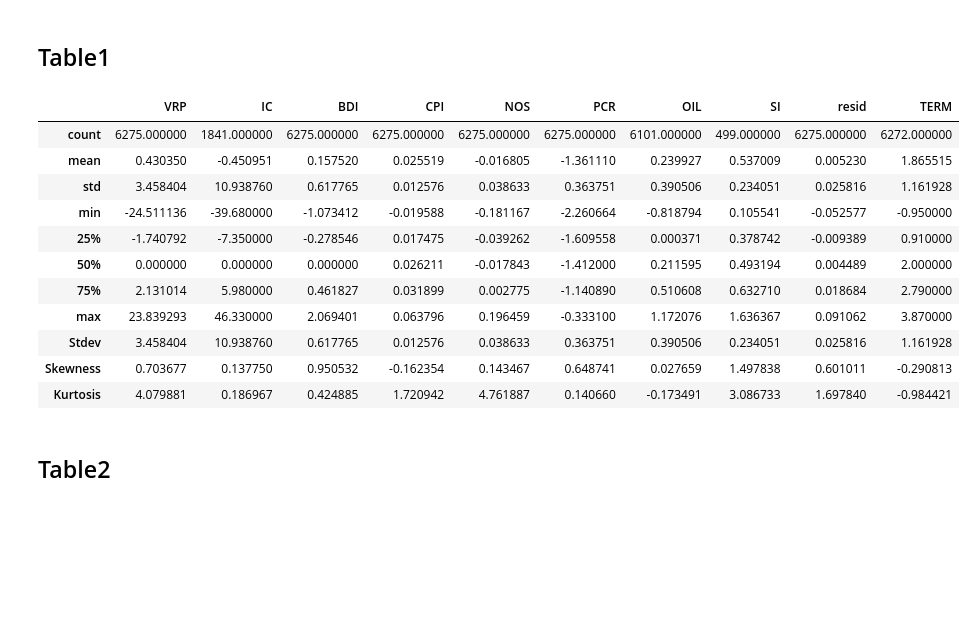
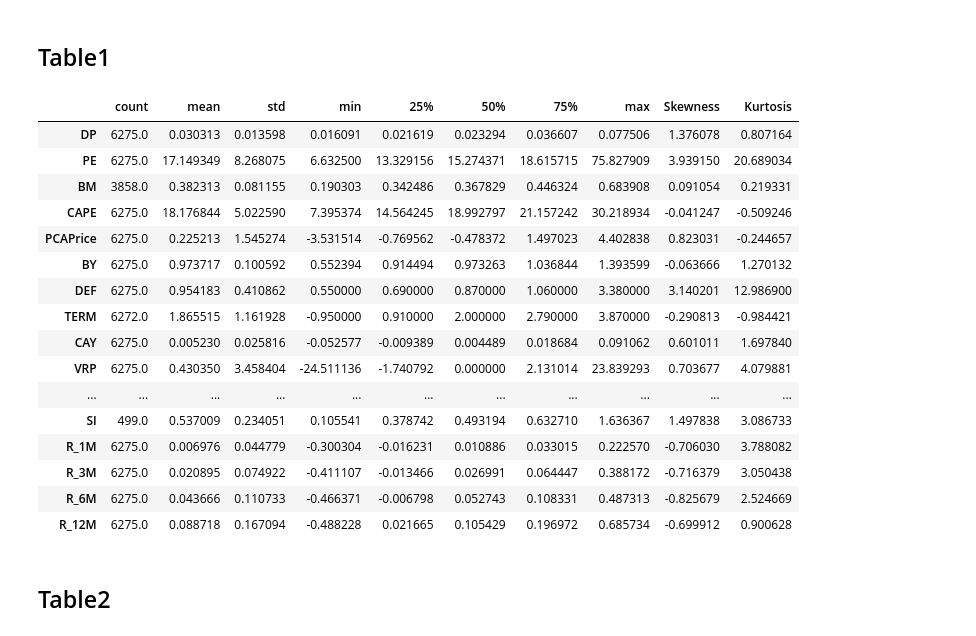
Before and after one commit to rmfeng/dsqfltproject, a Jupyter notebook: data_analysis.ipynb, the cells around one changed output. Cells and saved outputs as stored; diff of their text form; code cells hidden in the pictures; blank space fills up the shorter version.

```diff
--- a/data_analysis.ipynb
+++ b/data_analysis.ipynb
@@ -52,9 +53,18 @@ class Log(BaseEstimator, TransformerMixin):
     def transform(self, X):
         return np.log(X)
 # %%
+feature_list=['DP','PE','BM','CAPE','PCAPrice','BY','DEF','TERM','CAY',
+              #'SIM',
+              'VRP','IC',
+              'BDI','NOS','CPI','PCR',
+              #'MA','PCA-tech',
+              'OIL','SI']
+R_list=['R_1M','R_3M','R_6M','R_12M']
+
 demedian_list=['VRP','IC']
 log_median_list=['BDI']
-other_list=[i for i in train.columns if i not in demedian_list+log_median_list]
+
+other_list=[i for i in feature_list if i not in demedian_list+log_median_list]
 demedian_pipeline = Pipeline([
         ('selector', DataFrameSelector(demedian_list)),
         ('demedian', DeMedian()),
@@ -95,28 +105,34 @@ array([[ 0.73708797,         nan, -0.1528084 , ...,         nan,
 # %% [markdown]
 # Tables
 # %%
-df_prepared=pd.DataFrame(train_prepared,columns=demedian_list+log_median_list+other_list)
+df_prepared=pd.DataFrame(train_prepared,columns=demedian_list+log_median_list+other_list,index=train.index)
 # %% [markdown]
 ## Table1
+# %%
+df_prepared[R_list]=train[R_list]
 # %%
-summary=df_prepared.describe()
-summary.loc['Stdev']=df_prepared.std()
-summary.loc['Skewness']=df_prepared.skew()
-summary.loc['Kurtosis']=df_prepared.kurt()
-summary
+summary=df_prepared.describe().T
+summary.loc[:,'Skewness']=df_prepared.skew()
+summary.loc[:,'Kurtosis']=df_prepared.kurt()
+summary.loc[feature_list+R_list]
 # %% [output]
-|  | VRP | IC | BDI | CPI | NOS | PCR | OIL | SI | resid | TERM |
-| count | 6275.000000 | 1841.000000 | 6275.000000 | 6275.000000 | 6275.000000 | 6275.000000 | 6101.000000 | 499.000000 | 6275.000000 | 6272.000000 |
-| mean | 0.430350 | -0.450951 | 0.157520 | 0.025519 | -0.016805 | -1.361110 | 0.239927 | 0.537009 | 0.005230 | 1.865515 |
-| std | 3.458404 | 10.938760 | 0.617765 | 0.012576 | 0.038633 | 0.363751 | 0.390506 | 0.234051 | 0.025816 | 1.161928 |
-| min | -24.511136 | -39.680000 | -1.073412 | -0.019588 | -0.181167 | -2.260664 | -0.818794 | 0.105541 | -0.052577 | -0.950000 |
-| 25% | -1.740792 | -7.350000 | -0.278546 | 0.017475 | -0.039262 | -1.609558 | 0.000371 | 0.378742 | -0.009389 | 0.910000 |
-| 50% | 0.000000 | 0.000000 | 0.000000 | 0.026211 | -0.017843 | -1.412000 | 0.211595 | 0.493194 | 0.004489 | 2.000000 |
-| 75% | 2.131014 | 5.980000 | 0.461827 | 0.031899 | 0.002775 | -1.140890 | 0.510608 | 0.632710 | 0.018684 | 2.790000 |
-| max | 23.839293 | 46.330000 | 2.069401 | 0.063796 | 0.196459 | -0.333100 | 1.172076 | 1.636367 | 0.091062 | 3.870000 |
-| Stdev | 3.458404 | 10.938760 | 0.617765 | 0.012576 | 0.038633 | 0.363751 | 0.390506 | 0.234051 | 0.025816 | 1.161928 |
-| Skewness | 0.703677 | 0.137750 | 0.950532 | -0.162354 | 0.143467 | 0.648741 | 0.027659 | 1.497838 | 0.601011 | -0.290813 |
-| Kurtosis | 4.079881 | 0.186967 | 0.424885 | 1.720942 | 4.761887 | 0.140660 | -0.173491 | 3.086733 | 1.697840 | -0.984421 |
+|  | count | mean | std | min | 25% | 50% | 75% | max | Skewness | Kurtosis |
+| DP | 6275.0 | 0.030313 | 0.013598 | 0.016091 | 0.021619 | 0.023294 | 0.036607 | 0.077506 | 1.376078 | 0.807164 |
+| PE | 6275.0 | 17.149349 | 8.268075 | 6.632500 | 13.329156 | 15.274371 | 18.615715 | 75.827909 | 3.939150 | 20.689034 |
+| BM | 3858.0 | 0.382313 | 0.081155 | 0.190303 | 0.342486 | 0.367829 | 0.446324 | 0.683908 | 0.091054 | 0.219331 |
+| CAPE | 6275.0 | 18.176844 | 5.022590 | 7.395374 | 14.564245 | 18.992797 | 21.157242 | 30.218934 | -0.041247 | -0.509246 |
+| PCAPrice | 6275.0 | 0.225213 | 1.545274 | -3.531514 | -0.769562 | -0.478372 | 1.497023 | 4.402838 | 0.823031 | -0.244657 |
+| BY | 6275.0 | 0.973717 | 0.100592 | 0.552394 | 0.914494 | 0.973263 | 1.036844 | 1.393599 | -0.063666 | 1.270132 |
+| DEF | 6275.0 | 0.954183 | 0.410862 | 0.550000 | 0.690000 | 0.870000 | 1.060000 | 3.380000 | 3.140201 | 12.986900 |
+| TERM | 6272.0 | 1.865515 | 1.161928 | -0.950000 | 0.910000 | 2.000000 | 2.790000 | 3.870000 | -0.290813 | -0.984421 |
+| CAY | 6275.0 | 0.005230 | 0.025816 | -0.052577 | -0.009389 | 0.004489 | 0.018684 | 0.091062 | 0.601011 | 1.697840 |
+| VRP | 6275.0 | 0.430350 | 3.458404 | -24.511136 | -1.740792 | 0.000000 | 2.131014 | 23.839293 | 0.703677 | 4.079881 |
+| ... | ... | ... | ... | ... | ... | ... | ... | ... | ... | ... |
+| SI | 499.0 | 0.537009 | 0.234051 | 0.105541 | 0.378742 | 0.493194 | 0.632710 | 1.636367 | 1.497838 | 3.086733 |
+| R_1M | 6275.0 | 0.006976 | 0.044779 | -0.300304 | -0.016231 | 0.010886 | 0.033015 | 0.222570 | -0.706030 | 3.788082 |
+| R_3M | 6275.0 | 0.020895 | 0.074922 | -0.411107 | -0.013466 | 0.026991 | 0.064447 | 0.388172 | -0.716379 | 3.050438 |
+| R_6M | 6275.0 | 0.043666 | 0.110733 | -0.466371 | -0.006798 | 0.052743 | 0.108331 | 0.487313 | -0.825679 | 2.524669 |
+| R_12M | 6275.0 | 0.088718 | 0.167094 | -0.488228 | 0.021665 | 0.105429 | 0.196972 | 0.685734 | -0.699912 | 0.900628 |
 # %% [markdown]
 ## Table2
 # %%
```
Also changed, not shown: parts of 5 cells of this notebook.
